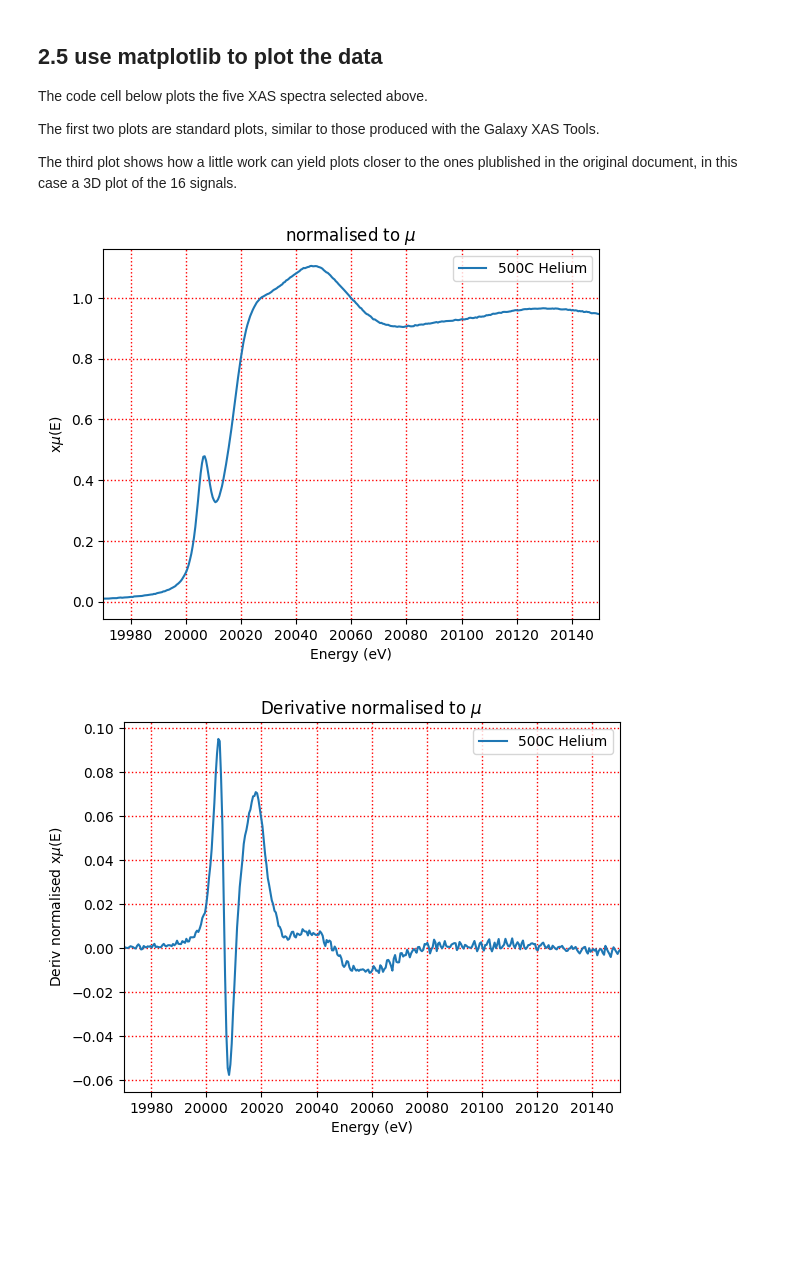
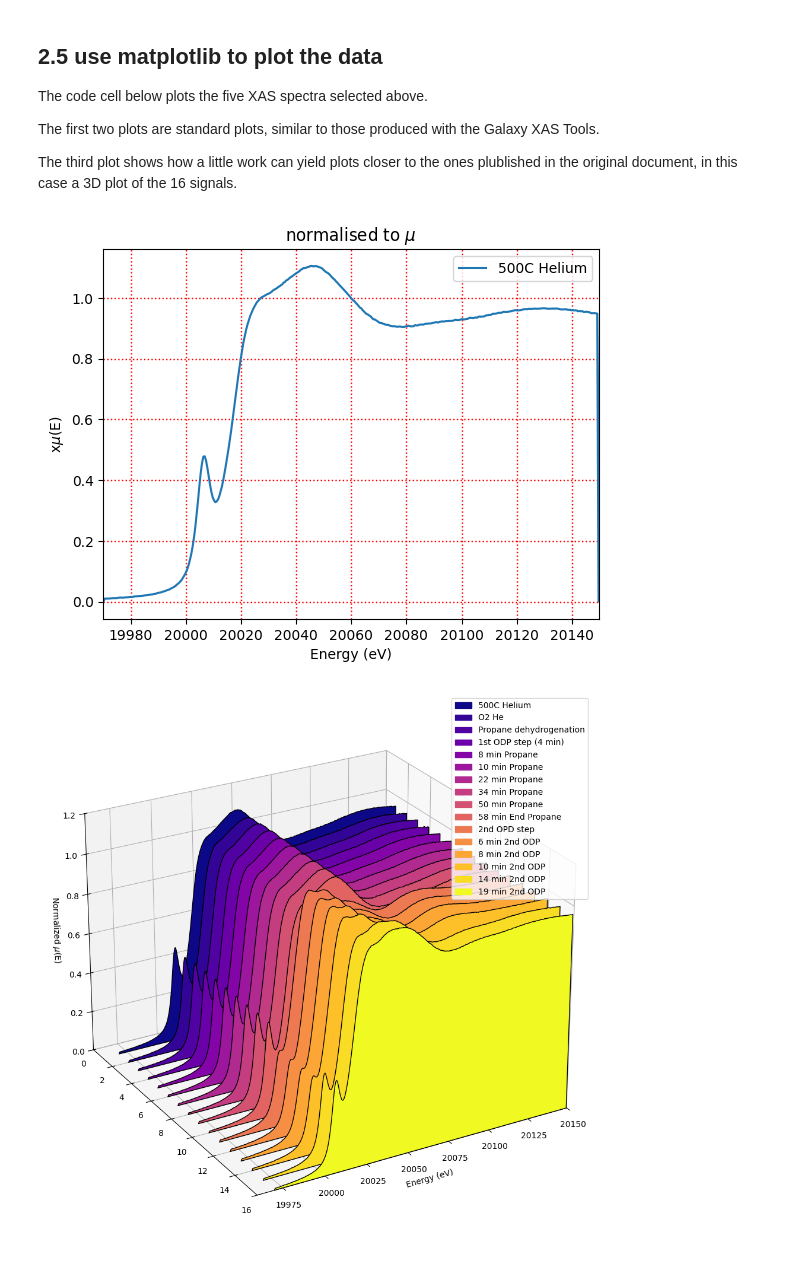
Before and after one commit to scman1/Galaxy-RO-Crate-Parse, a Jupyter notebook: Use RO-Crate Datasets.ipynb, the cells around one changed output. Cells and saved outputs as stored; diff of their text form; code cells hidden in the pictures; blank space fills up the shorter version.

```diff
--- a/Use RO-Crate Datasets.ipynb
+++ b/Use RO-Crate Datasets.ipynb
@@ -636,33 +636,26 @@ The third plot shows how a little work can yield plots closer to the ones plubli
 # %%
 #plotting library
 import matplotlib.pyplot as plt
 
 
 # advance plotting
 import lib.custom_plots as c_plots
 # inline: shows plot in notebook
 # tk: shows plot in popup
 %matplotlib inline
 
 include_groups = list(tags.values())
 for a_sample in plot_groups:
     if plot_groups[a_sample].filename in include_groups:
         plt = larch_reader.plot_normalised(plot_groups[a_sample])
     break
 plt.xlim([19970, 20150])
 plt.show()
 
-for a_sample in plot_groups:
-    if plot_groups[a_sample].filename in include_groups:
-        plt = larch_reader.plot_derivative(plot_groups[a_sample])
-    break
-plt.xlim([19970, 20150])
-plt.show()
 
 these_groups = list(plot_groups.values())
 plt = c_plots.plot_normal_3db(these_groups,xlims=[19970, 20150])
-
 plt.show()
 # %% [output]
-[figure, old version]
+[figure, new version]
-[figure, old version]
+[figure, new version]
```
Also changed, not shown: parts of 4 cells of this notebook, 3 other files.
